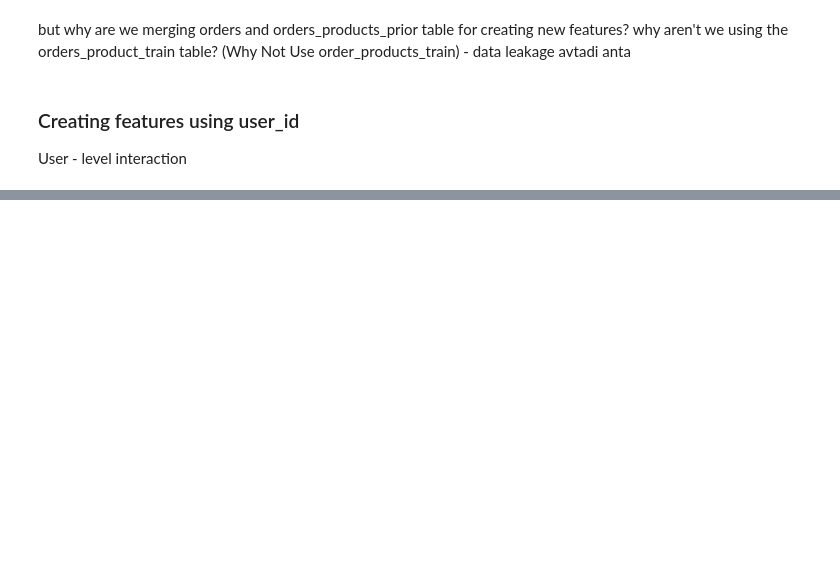
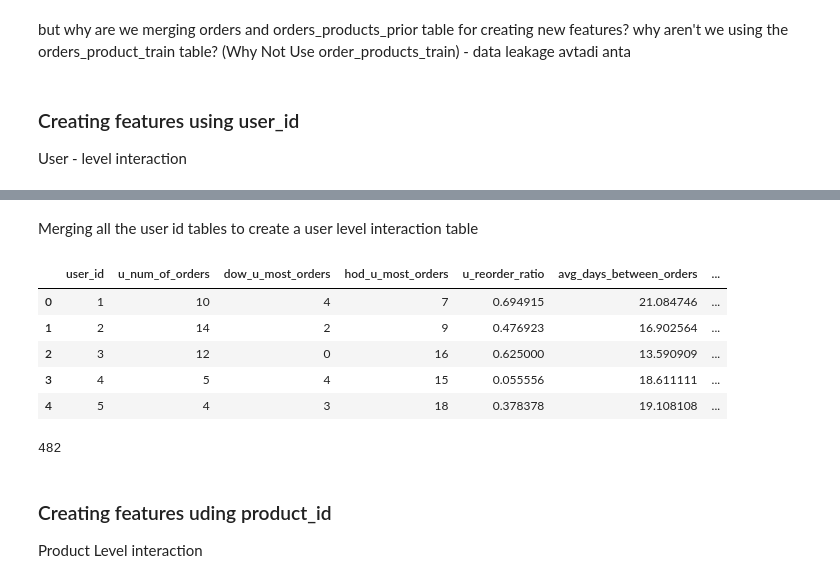
Before and after one commit to saimadhu27/instacart_analysis, a Jupyter notebook: notebook_eda.ipynb, the cells around one changed output, grey strips where cells are left out. Saved outputs shown, nothing was run; the diff lists cells and outputs as text; code cells hidden in the pictures; blank space fills up the shorter version.

```diff
--- a/notebook_eda.ipynb
+++ b/notebook_eda.ipynb
@@ -354,0 +360,4 @@ u_reorder.head()
+# %%
+# Average days between orders for each user
+avg_days = prior_orders.groupby(by='user_id')['days_since_prior_order'].agg('mean').to_frame('avg_days_between_orders')
+avg_days.head()
@@ -354,0 +372,4 @@ u_reorder.head()
+# %%
+#Total items bought by each user
+total_items = prior_orders.groupby(['user_id']).size().to_frame('u_total_iems_bought')
+total_items.head()
@@ -354,0 +384,22 @@ u_reorder.head()
+# %% [markdown]
+Merging all the user id tables to create a user level interaction table
+# %%
+users = pd.concat([users, u_dow, u_hod, u_reorder, avg_days, avg_products, total_items], axis = 1).reset_index()
+users.rename(columns = {'index':'user_id'})
+users.head()
+# %% [output]
+|  | user_id | u_num_of_orders | dow_u_most_orders | hod_u_most_orders | u_reorder_ratio | avg_days_between_orders | ... |
+| 0 | 1 | 10 | 4 | 7 | 0.694915 | 21.084746 | ... |
+| 1 | 2 | 14 | 2 | 9 | 0.476923 | 16.902564 | ... |
+| 2 | 3 | 12 | 0 | 16 | 0.625000 | 13.590909 | ... |
+| 3 | 4 | 5 | 4 | 15 | 0.055556 | 18.611111 | ... |
+| 4 | 5 | 4 | 3 | 18 | 0.378378 | 19.108108 | ... |
+# %%
+#deleting unwwanted df
+del [u_reorder, u_dow, u_hod, avg_products, avg_days, total_items]
+gc.collect()
+# %% [output]
+482
+# %% [markdown]
+### Creating features uding product_id
+Product Level interaction
```
Also changed, not shown: parts of 10 cells of this notebook.
